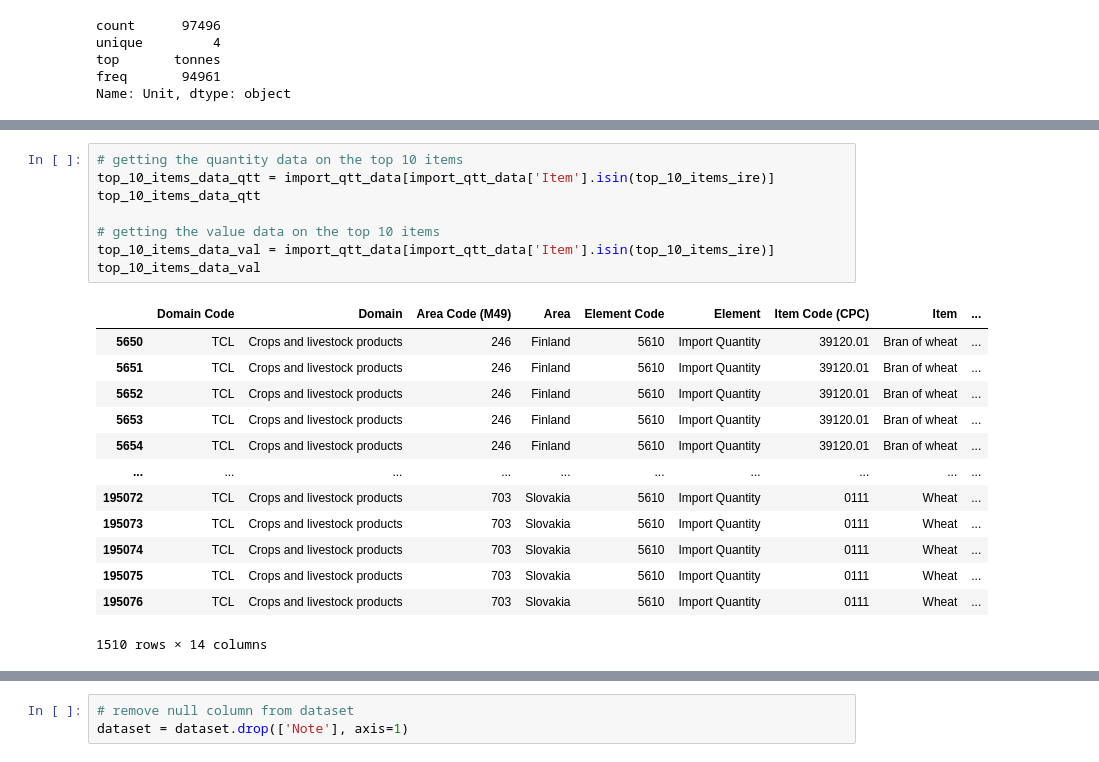
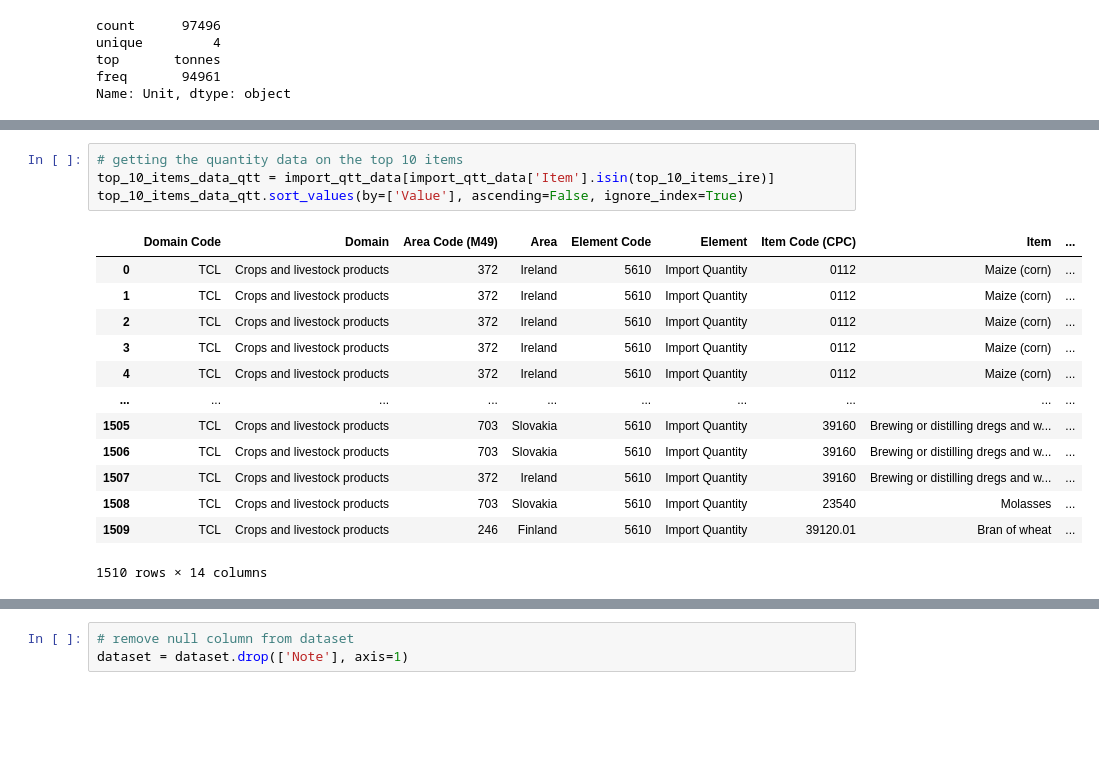
Before and after one commit to CCT-MastersDA/cct-ca2, a Jupyter notebook: jupyter/Statistics.ipynb, the cells around one changed output, grey strips where cells are left out. Saved outputs shown, nothing was run; the diff lists cells and outputs as text; blank space fills up the shorter version.

```diff
--- a/jupyter/Statistics.ipynb
+++ b/jupyter/Statistics.ipynb
@@ -399,22 +463,18 @@ top_10_items_ire
 # %%
 # getting the quantity data on the top 10 items
 top_10_items_data_qtt = import_qtt_data[import_qtt_data['Item'].isin(top_10_items_ire)]
-top_10_items_data_qtt
-
-# getting the value data on the top 10 items
-top_10_items_data_val = import_qtt_data[import_qtt_data['Item'].isin(top_10_items_ire)]
-top_10_items_data_val
+top_10_items_data_qtt.sort_values(by=['Value'], ascending=False, ignore_index=True)
 # %% [output]
 |  | Domain Code | Domain | Area Code (M49) | Area | Element Code | Element | Item Code (CPC) | Item | ... |
-| 5650 | TCL | Crops and livestock products | 246 | Finland | 5610 | Import Quantity | 39120.01 | Bran of wheat | ... |
-| 5651 | TCL | Crops and livestock products | 246 | Finland | 5610 | Import Quantity | 39120.01 | Bran of wheat | ... |
-| 5652 | TCL | Crops and livestock products | 246 | Finland | 5610 | Import Quantity | 39120.01 | Bran of wheat | ... |
-| 5653 | TCL | Crops and livestock products | 246 | Finland | 5610 | Import Quantity | 39120.01 | Bran of wheat | ... |
-| 5654 | TCL | Crops and livestock products | 246 | Finland | 5610 | Import Quantity | 39120.01 | Bran of wheat | ... |
+| 0 | TCL | Crops and livestock products | 372 | Ireland | 5610 | Import Quantity | 0112 | Maize (corn) | ... |
+| 1 | TCL | Crops and livestock products | 372 | Ireland | 5610 | Import Quantity | 0112 | Maize (corn) | ... |
+| 2 | TCL | Crops and livestock products | 372 | Ireland | 5610 | Import Quantity | 0112 | Maize (corn) | ... |
+| 3 | TCL | Crops and livestock products | 372 | Ireland | 5610 | Import Quantity | 0112 | Maize (corn) | ... |
+| 4 | TCL | Crops and livestock products | 372 | Ireland | 5610 | Import Quantity | 0112 | Maize (corn) | ... |
 | ... | ... | ... | ... | ... | ... | ... | ... | ... | ... |
-| 195072 | TCL | Crops and livestock products | 703 | Slovakia | 5610 | Import Quantity | 0111 | Wheat | ... |
-| 195073 | TCL | Crops and livestock products | 703 | Slovakia | 5610 | Import Quantity | 0111 | Wheat | ... |
-| 195074 | TCL | Crops and livestock products | 703 | Slovakia | 5610 | Import Quantity | 0111 | Wheat | ... |
-| 195075 | TCL | Crops and livestock products | 703 | Slovakia | 5610 | Import Quantity | 0111 | Wheat | ... |
-| 195076 | TCL | Crops and livestock products | 703 | Slovakia | 5610 | Import Quantity | 0111 | Wheat | ... |
+| 1505 | TCL | Crops and livestock products | 703 | Slovakia | 5610 | Import Quantity | 39160 | Brewing or distilling dregs and w... | ... |
+| 1506 | TCL | Crops and livestock products | 703 | Slovakia | 5610 | Import Quantity | 39160 | Brewing or distilling dregs and w... | ... |
+| 1507 | TCL | Crops and livestock products | 372 | Ireland | 5610 | Import Quantity | 39160 | Brewing or distilling dregs and w... | ... |
+| 1508 | TCL | Crops and livestock products | 703 | Slovakia | 5610 | Import Quantity | 23540 | Molasses | ... |
+| 1509 | TCL | Crops and livestock products | 246 | Finland | 5610 | Import Quantity | 39120.01 | Bran of wheat | ... |
 1510 rows × 14 columns
```
Also changed, not shown: parts of 72 cells of this notebook.
